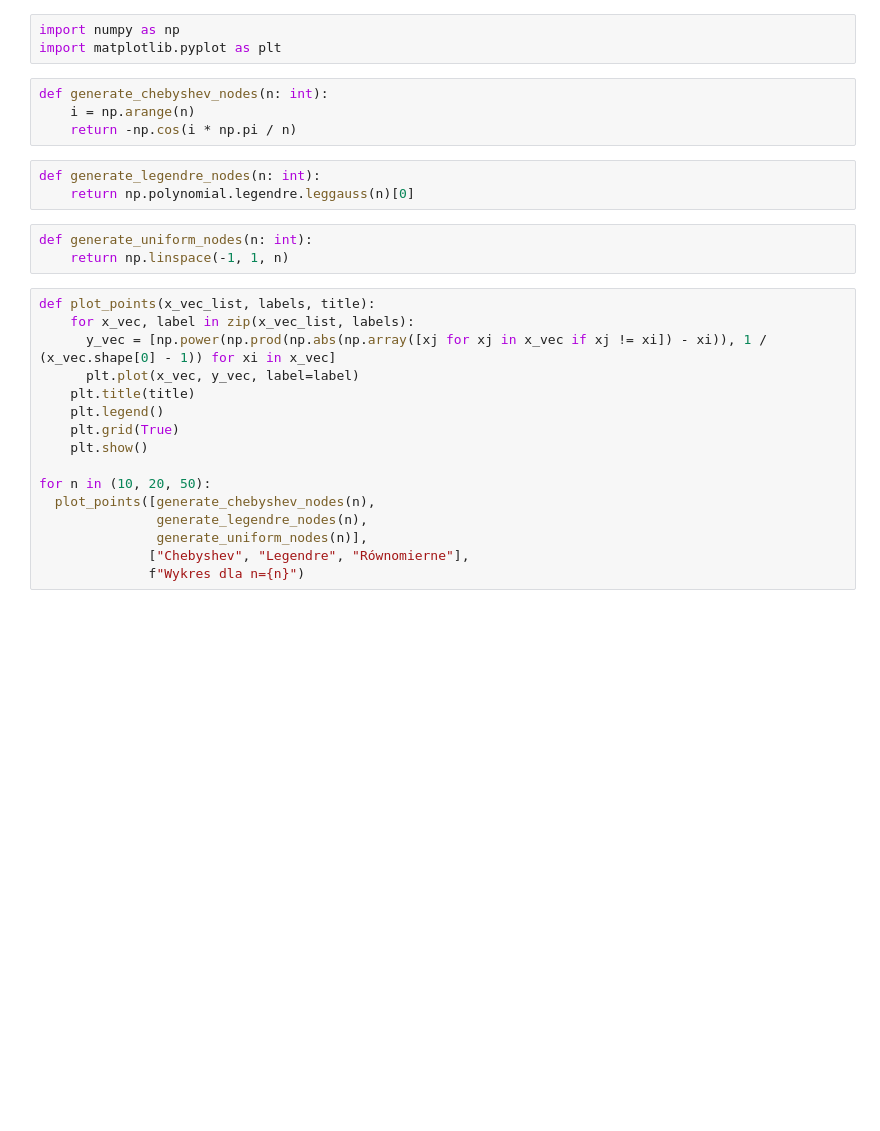
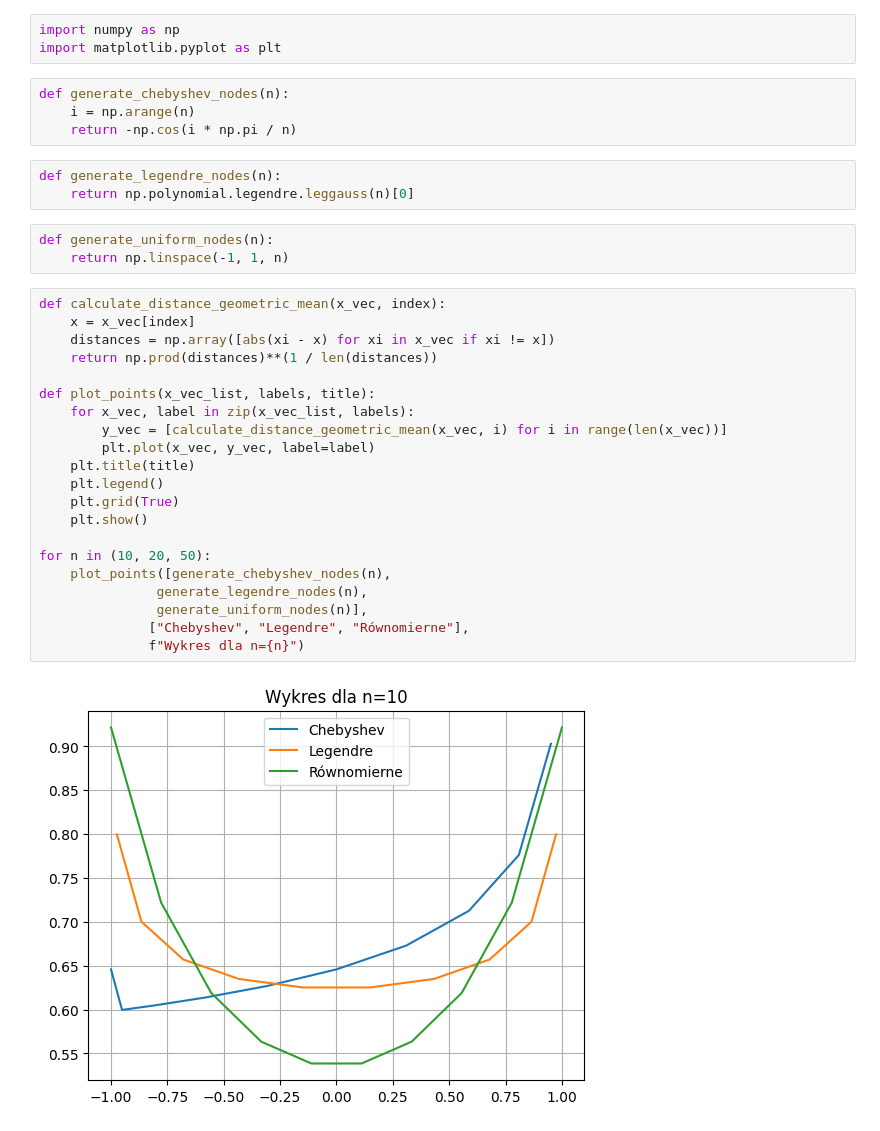
Before and after one commit to lythx/MOWNIT, a Jupyter notebook: lab4/zad1.ipynb, the cells around one changed output. Cells and saved outputs as stored; diff of their text form; blank space fills up the shorter version.

```diff
--- a/lab4/zad1.ipynb
+++ b/lab4/zad1.ipynb
@@ -2,28 +2,35 @@
 import numpy as np
 import matplotlib.pyplot as plt
 # %%
-def generate_chebyshev_nodes(n: int):
+def generate_chebyshev_nodes(n):
     i = np.arange(n)
     return -np.cos(i * np.pi / n)
 # %%
-def generate_legendre_nodes(n: int):
+def generate_legendre_nodes(n):
     return np.polynomial.legendre.leggauss(n)[0]
 # %%
-def generate_uniform_nodes(n: int):
+def generate_uniform_nodes(n):
     return np.linspace(-1, 1, n)
 # %%
+def calculate_distance_geometric_mean(x_vec, index):
+    x = x_vec[index]
+    distances = np.array([abs(xi - x) for xi in x_vec if xi != x])
+    return np.prod(distances)**(1 / len(distances))
+
 def plot_points(x_vec_list, labels, title):
     for x_vec, label in zip(x_vec_list, labels):
-      y_vec = [np.power(np.prod(np.abs(np.array([xj for xj in x_vec if xj != xi]) - xi)), 1 / (x_vec.shape[0] - 1)) for xi in x_vec]
-      plt.plot(x_vec, y_vec, label=label)
+        y_vec = [calculate_distance_geometric_mean(x_vec, i) for i in range(len(x_vec))]
+        plt.plot(x_vec, y_vec, label=label)
     plt.title(title)
     plt.legend()
     plt.grid(True)
     plt.show()
 
 for n in (10, 20, 50):
-  plot_points([generate_chebyshev_nodes(n),
+    plot_points([generate_chebyshev_nodes(n),
                generate_legendre_nodes(n),
                generate_uniform_nodes(n)],
               ["Chebyshev", "Legendre", "Równomierne"],
               f"Wykres dla n={n}")
+# %% [output]
+[figure, added]
```
Also changed, not shown: parts of 1 cell of this notebook, 2 other files.
